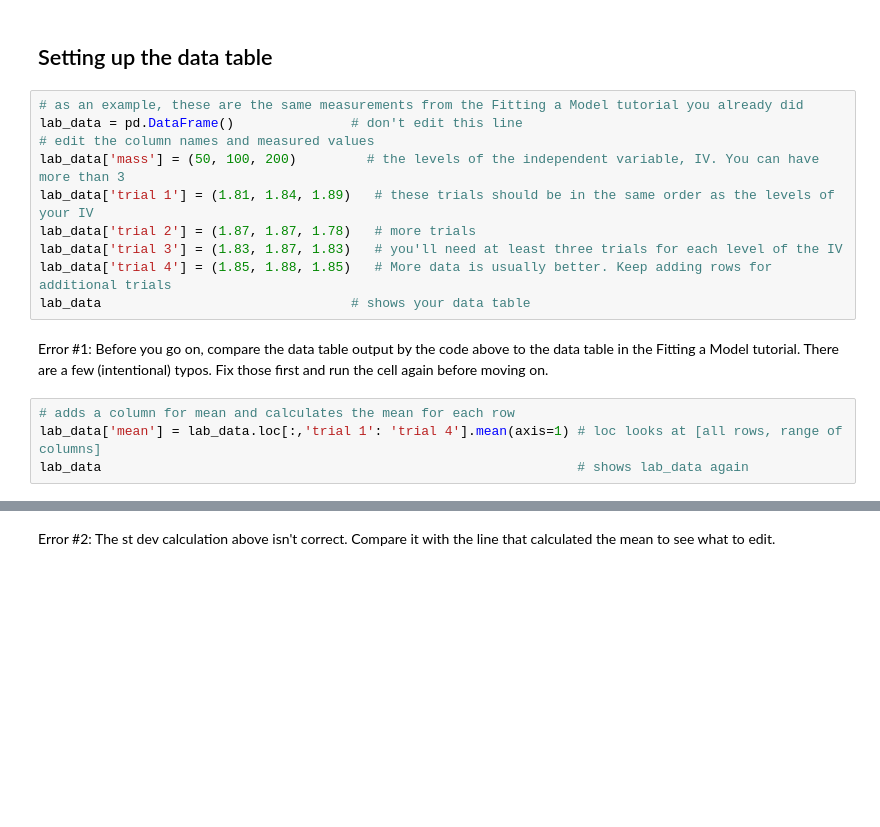
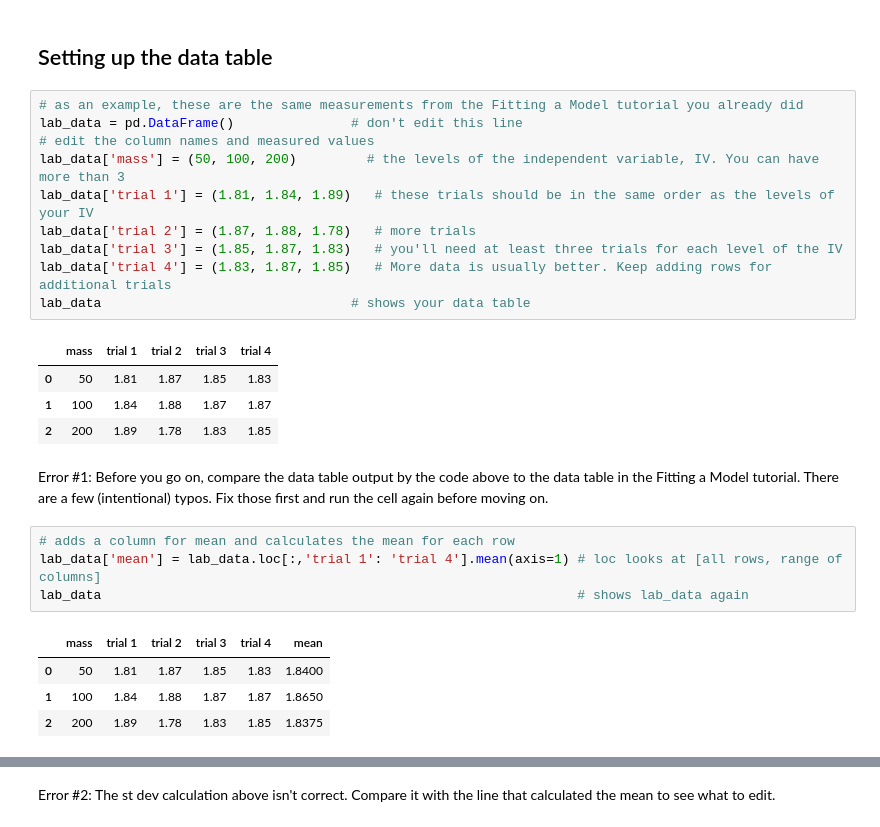
Before and after one commit to anaghpatel/OSINTCTF, a Jupyter notebook: fitting_a_model.ipynb, the cells around one changed output, grey strips where cells are left out. Drawn from its saved outputs; the diff is of its cells as text; blank space fills up the shorter version.

```diff
--- a/fitting_a_model.ipynb
+++ b/fitting_a_model.ipynb
@@ -17,18 +17,28 @@ from scipy.optimize import curve_fit
 # %%
 # as an example, these are the same measurements from the Fitting a Model tutorial you already did
 lab_data = pd.DataFrame()               # don't edit this line
 # edit the column names and measured values
 lab_data['mass'] = (50, 100, 200)         # the levels of the independent variable, IV. You can have more than 3
 lab_data['trial 1'] = (1.81, 1.84, 1.89)   # these trials should be in the same order as the levels of your IV
-lab_data['trial 2'] = (1.87, 1.87, 1.78)   # more trials
-lab_data['trial 3'] = (1.83, 1.87, 1.83)   # you'll need at least three trials for each level of the IV
-lab_data['trial 4'] = (1.85, 1.88, 1.85)   # More data is usually better. Keep adding rows for additional trials
+lab_data['trial 2'] = (1.87, 1.88, 1.78)   # more trials
+lab_data['trial 3'] = (1.85, 1.87, 1.83)   # you'll need at least three trials for each level of the IV
+lab_data['trial 4'] = (1.83, 1.87, 1.85)   # More data is usually better. Keep adding rows for additional trials
 lab_data                                # shows your data table
+# %% [output]
+|  | mass | trial 1 | trial 2 | trial 3 | trial 4 |
+| 0 | 50 | 1.81 | 1.87 | 1.85 | 1.83 |
+| 1 | 100 | 1.84 | 1.88 | 1.87 | 1.87 |
+| 2 | 200 | 1.89 | 1.78 | 1.83 | 1.85 |
 # %% [markdown]
 Error #1: Before you go on, compare the data table output by the code above to the data table in the Fitting a Model tutorial. There are a few (intentional) typos. Fix those first and run the cell again before moving on.
 # %%
 # adds a column for mean and calculates the mean for each row
 lab_data['mean'] = lab_data.loc[:,'trial 1': 'trial 4'].mean(axis=1) # loc looks at [all rows, range of columns]
 lab_data                                                             # shows lab_data again
+# %% [output]
+|  | mass | trial 1 | trial 2 | trial 3 | trial 4 | mean |
+| 0 | 50 | 1.81 | 1.87 | 1.85 | 1.83 | 1.8400 |
+| 1 | 100 | 1.84 | 1.88 | 1.87 | 1.87 | 1.8650 |
+| 2 | 200 | 1.89 | 1.78 | 1.83 | 1.85 | 1.8375 |
 # %%
 # adds a column for st dev, but there's a typo you'll need to fix. It isn't using all four trials.
```
Also changed, not shown: parts of 6 cells of this notebook.
